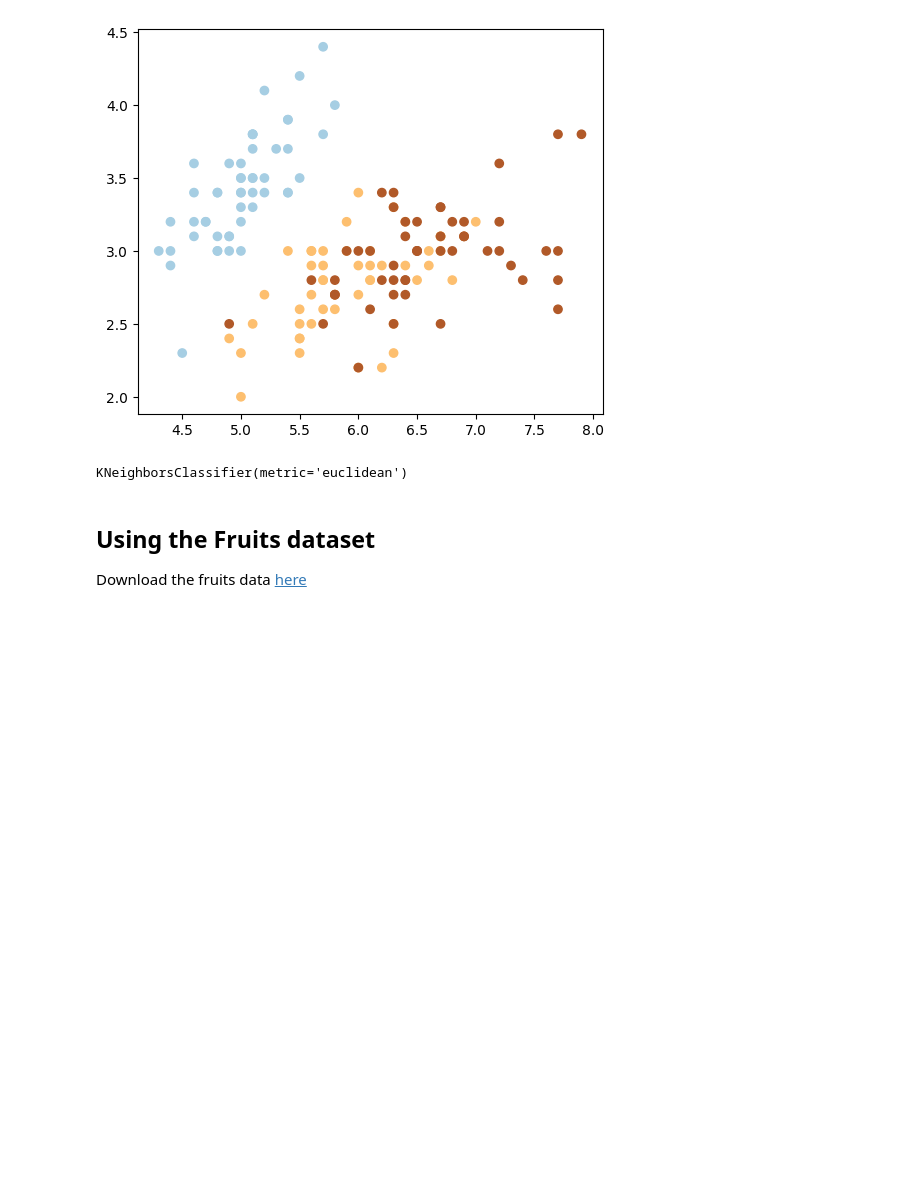
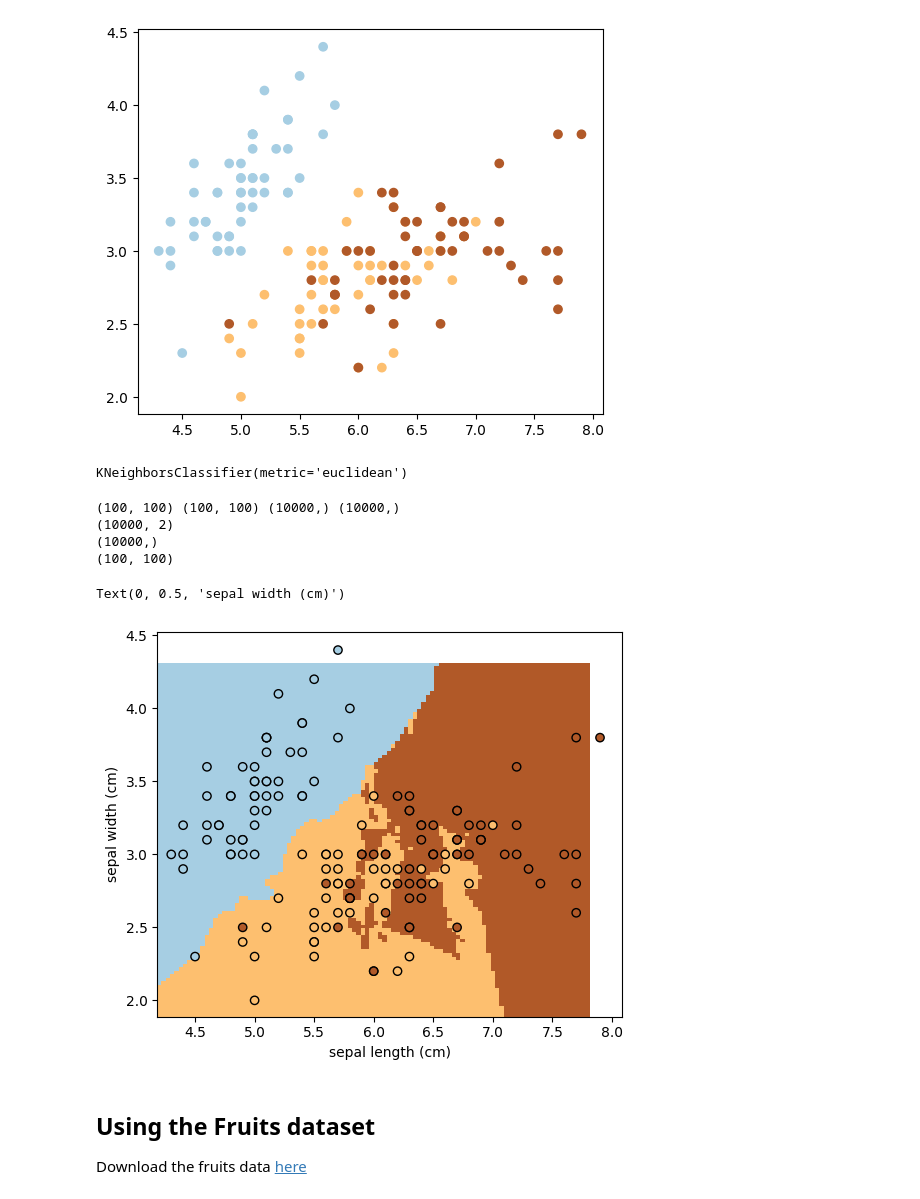
Before and after one commit to JuanGallego2811/machine_learning, a Jupyter notebook: Sem_03/kNN.ipynb, the cells around one changed output. Saved outputs shown, nothing was run; the diff lists cells and outputs as text; code cells hidden in the pictures; blank space fills up the shorter version.

```diff
--- a/Sem_03/kNN.ipynb
+++ b/Sem_03/kNN.ipynb
@@ -37,3 +34,32 @@ _
+# %%
+## Plot decision boundaries
+h_min , h_max = iris_x[:,0].min()-0.1, iris_x[:,0].max()-0.1
+v_min , v_max = iris_x[:,1].min()-0.1, iris_x[:,1].max()-0.1
+
+h_grid, v_grid = np.meshgrid(np.linspace(h_min,h_max,100),np.linspace(v_min,v_max,100))
+
+print(h_grid.shape, v_grid.shape,h_grid.reshape(-1).shape, v_grid.reshape(-1).shape)
+print(np.c_[h_grid.reshape(-1), v_grid.reshape(-1)].shape)
+
+pred_grid = knn.predict(np.c_[h_grid.reshape(-1), v_grid.reshape(-1)])
+print (pred_grid.shape)
+
+pred_grid = pred_grid.reshape(h_grid.shape)
+print (pred_grid.shape)
+# %% [output]
+(100, 100) (100, 100) (10000,) (10000,)
+(10000, 2)
+(10000,)
+(100, 100)
+# %%
+_,ax = plt.subplots(figsize = (6,5))
+ax.pcolormesh(h_grid,v_grid,pred_grid,cmap = 'Paired')
+ax.scatter(iris_x[:,0],iris_x[:,1],c = iris_y,edgecolors= 'k',cmap = 'Paired')
+ax.set_xlabel(iris.feature_names[0])
+ax.set_ylabel(iris.feature_names[1])
+# %% [output]
+Text(0, 0.5, 'sepal width (cm)')
+[figure, added]
 # %% [markdown]
 ## Using the Fruits dataset
 
```
Also changed, not shown: parts of 2 cells of this notebook.
